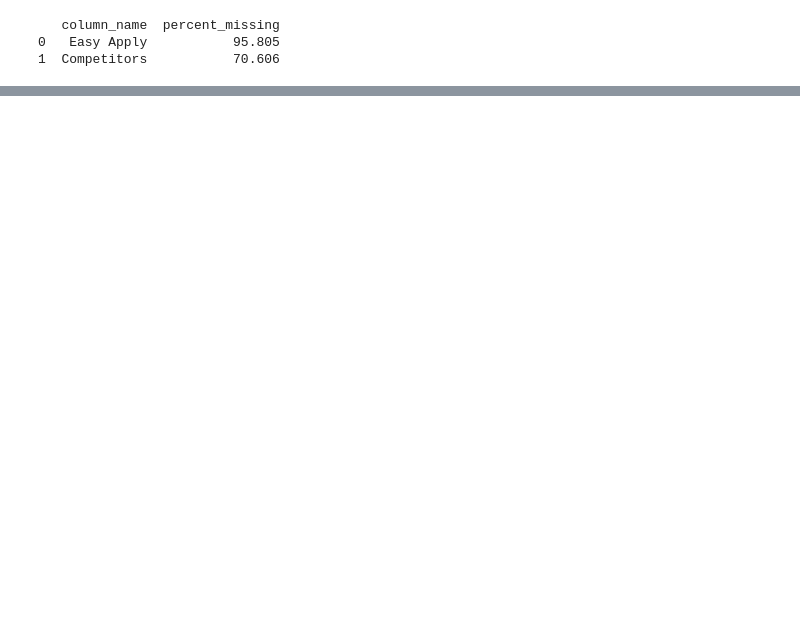
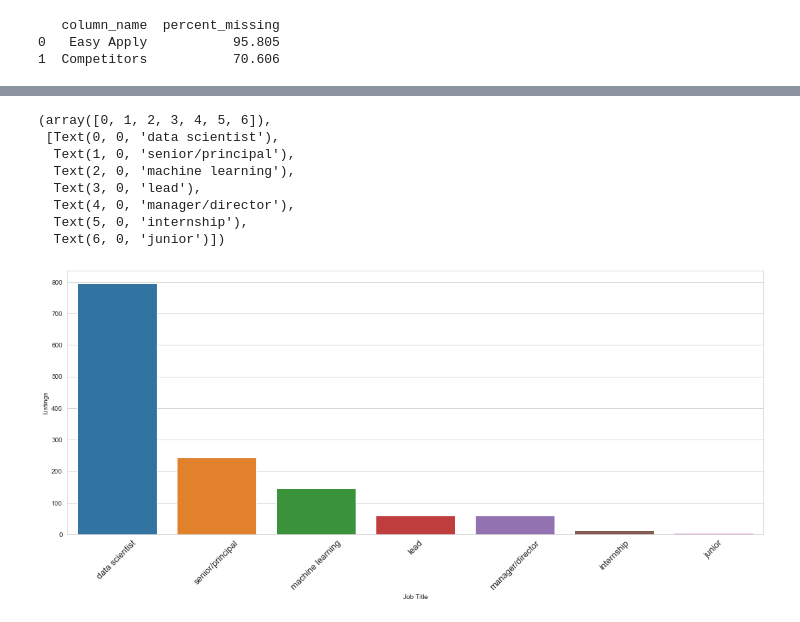
Before and after one commit to dianaionascu15/data-jobs-analysis, a Jupyter notebook: data-jobs-analysis.ipynb, the cells around one changed output, grey strips where cells are left out. Drawn from its saved outputs; the diff is of its cells as text; code cells hidden in the pictures; blank space fills up the shorter version.

Commit message:
data analysis

```diff
--- a/data-jobs-analysis.ipynb
+++ b/data-jobs-analysis.ipynb
@@ -110,3 +99,23 @@ np.where(ds2.job_title.str.contains('machine learning'), 'machine learning', 'da
 ## job title main
 job_title_counts3 = ds2['job_title_main'].value_counts()
 job_title_counts3 = pd.DataFrame({'job':job_title_counts3.index, 'count':job_title_counts3.values})
+# %%
+dims = (18.7, 7.27)
+fig, ax = plt.subplots(figsize=dims)
+
+sns.barplot(x = job_title_counts3['job'][0:10], y = job_title_counts3['count'][0:10], data = job_title_counts3)
+
+plt.xlabel('Job Title')
+plt.ylabel('Listings')
+plt.xticks(rotation=45)
+plt.xticks(fontsize=13)
+# %% [output]
+(array([0, 1, 2, 3, 4, 5, 6]),
+ [Text(0, 0, 'data scientist'),
+  Text(1, 0, 'senior/principal'),
+  Text(2, 0, 'machine learning'),
+  Text(3, 0, 'lead'),
+  Text(4, 0, 'manager/director'),
+  Text(5, 0, 'internship'),
+  Text(6, 0, 'junior')])
+[figure, added]
```
Also changed, not shown: parts of 44 cells of this notebook.
